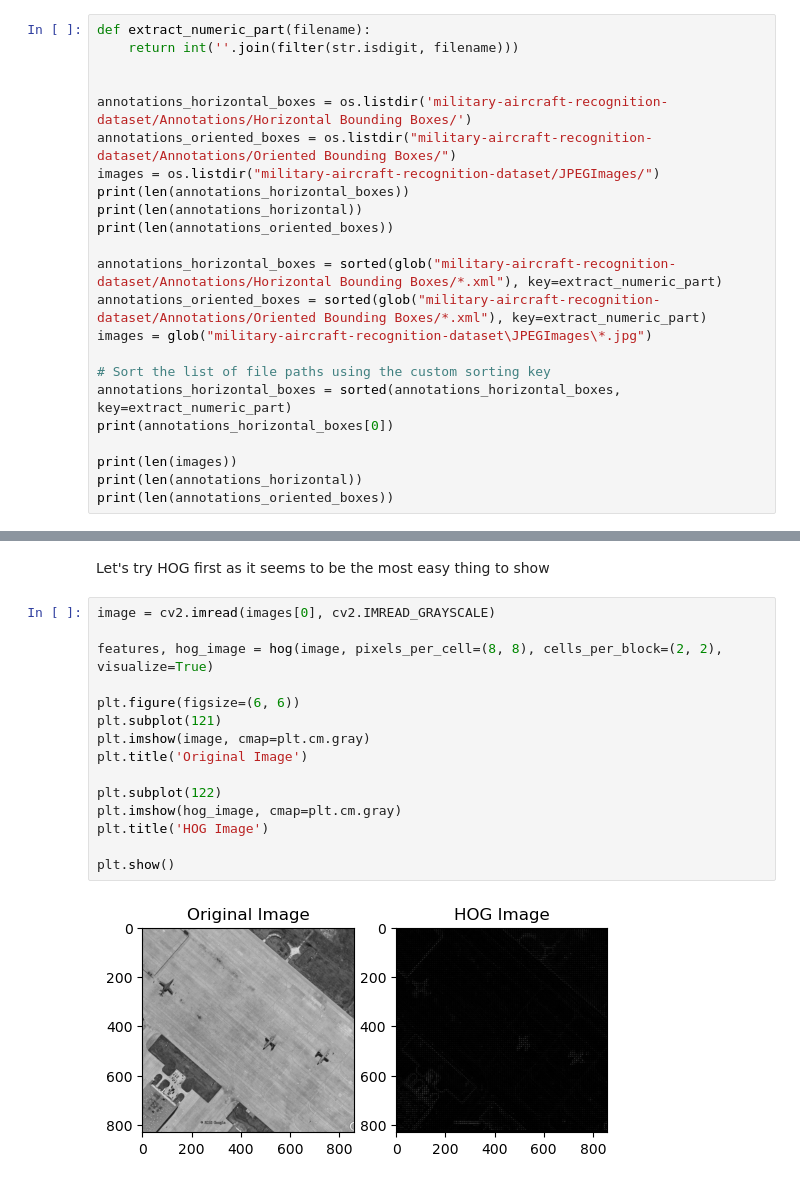
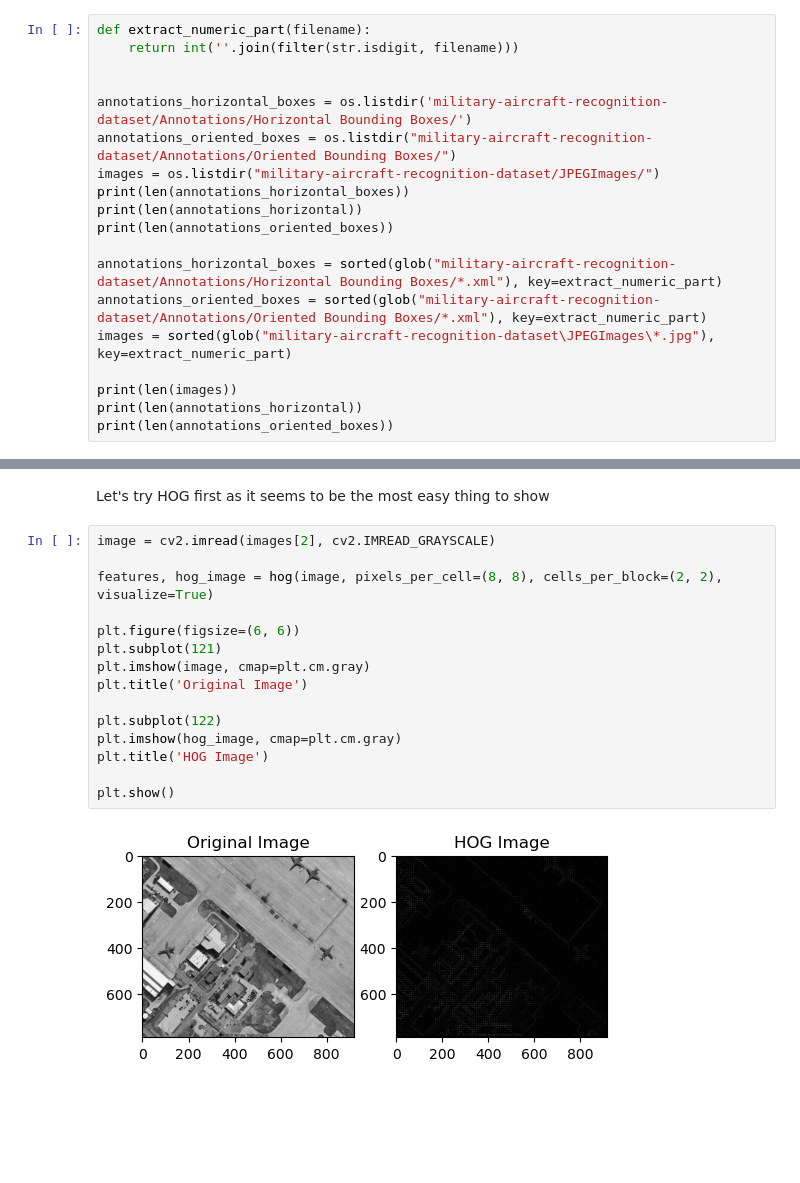
Before and after one commit to TimofiyJ/ML_Aircraft, a Jupyter notebook: main.ipynb, the cells around one changed output, grey strips where cells are left out. Cells and saved outputs as stored; diff of their text form; blank space fills up the shorter version.

Commit message:
fix: correct filenames of dataset in glob values

```diff
--- a/main.ipynb
+++ b/main.ipynb
@@ -84,11 +84,7 @@ print(len(annotations_oriented_boxes))
 
 annotations_horizontal_boxes = sorted(glob("military-aircraft-recognition-dataset/Annotations/Horizontal Bounding Boxes/*.xml"), key=extract_numeric_part)
 annotations_oriented_boxes = sorted(glob("military-aircraft-recognition-dataset/Annotations/Oriented Bounding Boxes/*.xml"), key=extract_numeric_part)
-images = glob("military-aircraft-recognition-dataset\JPEGImages\*.jpg")
-
-# Sort the list of file paths using the custom sorting key
-annotations_horizontal_boxes = sorted(annotations_horizontal_boxes, key=extract_numeric_part)
-print(annotations_horizontal_boxes[0])
+images = sorted(glob("military-aircraft-recognition-dataset\JPEGImages\*.jpg"), key=extract_numeric_part)
 
 print(len(images))
 print(len(annotations_horizontal))
@@ -221,20 +216,20 @@ Ideas: implement feature detection using CNN or Scale-Invariant Feature Transfor
 # %% [markdown]
 Let's try HOG first as it seems to be the most easy thing to show
 # %%
-image = cv2.imread(images[0], cv2.IMREAD_GRAYSCALE)
+image = cv2.imread(images[2], cv2.IMREAD_GRAYSCALE)
 
 features, hog_image = hog(image, pixels_per_cell=(8, 8), cells_per_block=(2, 2), visualize=True)
 
 plt.figure(figsize=(6, 6))
 plt.subplot(121)
 plt.imshow(image, cmap=plt.cm.gray)
 plt.title('Original Image')
 
 plt.subplot(122)
 plt.imshow(hog_image, cmap=plt.cm.gray)
 plt.title('HOG Image')
 
 plt.show()
 # %% [output]
-[figure, old version]
+[figure, new version]
 # %%
```
Also changed, not shown: parts of 7 cells of this notebook.
